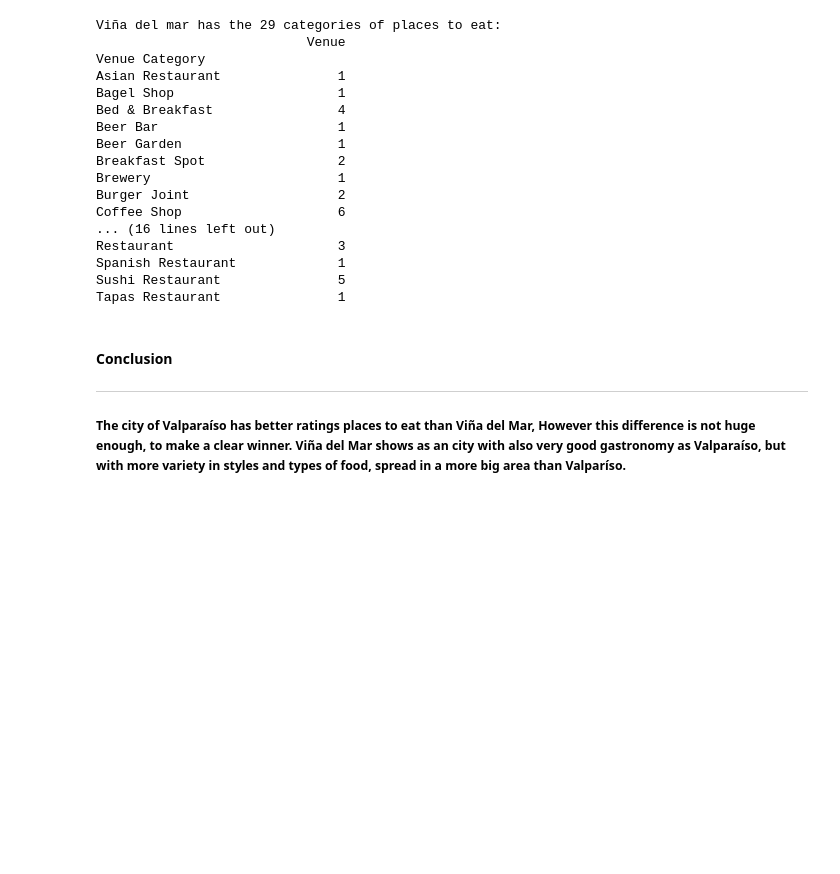
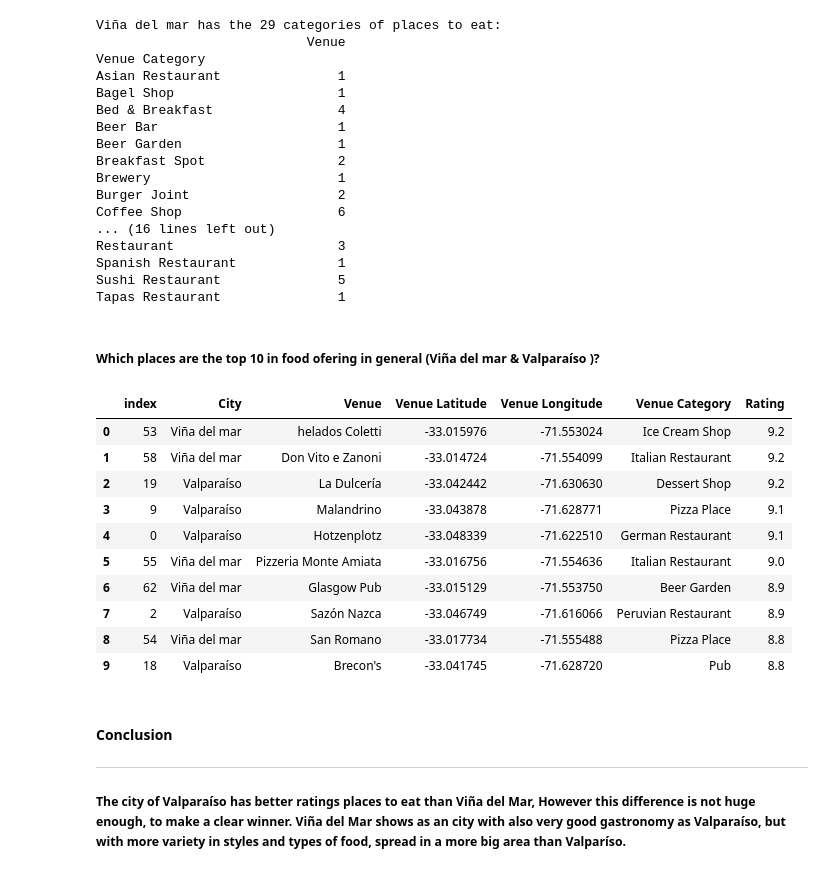
Before and after one commit to carsepmo/Coursera_Capstone, a Jupyter notebook: The-Battle-of Neighborhoods.ipynb, the cells around one changed output. Saved outputs shown, nothing was run; the diff lists cells and outputs as text; code cells hidden in the pictures; blank space fills up the shorter version.

```diff
--- a/The-Battle-of Neighborhoods.ipynb
+++ b/The-Battle-of Neighborhoods.ipynb
@@ -449,6 +465,22 @@ Restaurant                     3
 Spanish Restaurant             1
 Sushi Restaurant               5
 Tapas Restaurant               1
+# %% [markdown]
+##### Which places are the top 10 in food ofering in general (Viña del mar & Valparaíso )?
+# %%
+foodVenuesRatings[foodVenuesRatings['Rating']>=7.0].sort_values(['Rating'], ascending=False).reset_index().head(10)
+# %% [output]
+|  | index | City | Venue | Venue Latitude | Venue Longitude | Venue Category | Rating |
+| 0 | 53 | Viña del mar | helados Coletti | -33.015976 | -71.553024 | Ice Cream Shop | 9.2 |
+| 1 | 58 | Viña del mar | Don Vito e Zanoni | -33.014724 | -71.554099 | Italian Restaurant | 9.2 |
+| 2 | 19 | Valparaíso | La Dulcería | -33.042442 | -71.630630 | Dessert Shop | 9.2 |
+| 3 | 9 | Valparaíso | Malandrino | -33.043878 | -71.628771 | Pizza Place | 9.1 |
+| 4 | 0 | Valparaíso | Hotzenplotz | -33.048339 | -71.622510 | German Restaurant | 9.1 |
+| 5 | 55 | Viña del mar | Pizzeria Monte Amiata | -33.016756 | -71.554636 | Italian Restaurant | 9.0 |
+| 6 | 62 | Viña del mar | Glasgow Pub | -33.015129 | -71.553750 | Beer Garden | 8.9 |
+| 7 | 2 | Valparaíso | Sazón Nazca | -33.046749 | -71.616066 | Peruvian Restaurant | 8.9 |
+| 8 | 54 | Viña del mar | San Romano | -33.017734 | -71.555488 | Pizza Place | 8.8 |
+| 9 | 18 | Valparaíso | Brecon's | -33.041745 | -71.628720 | Pub | 8.8 |
 # %% [markdown]
 #### Conclusion
 ---
```
Also changed, not shown: parts of 1 cell of this notebook.
